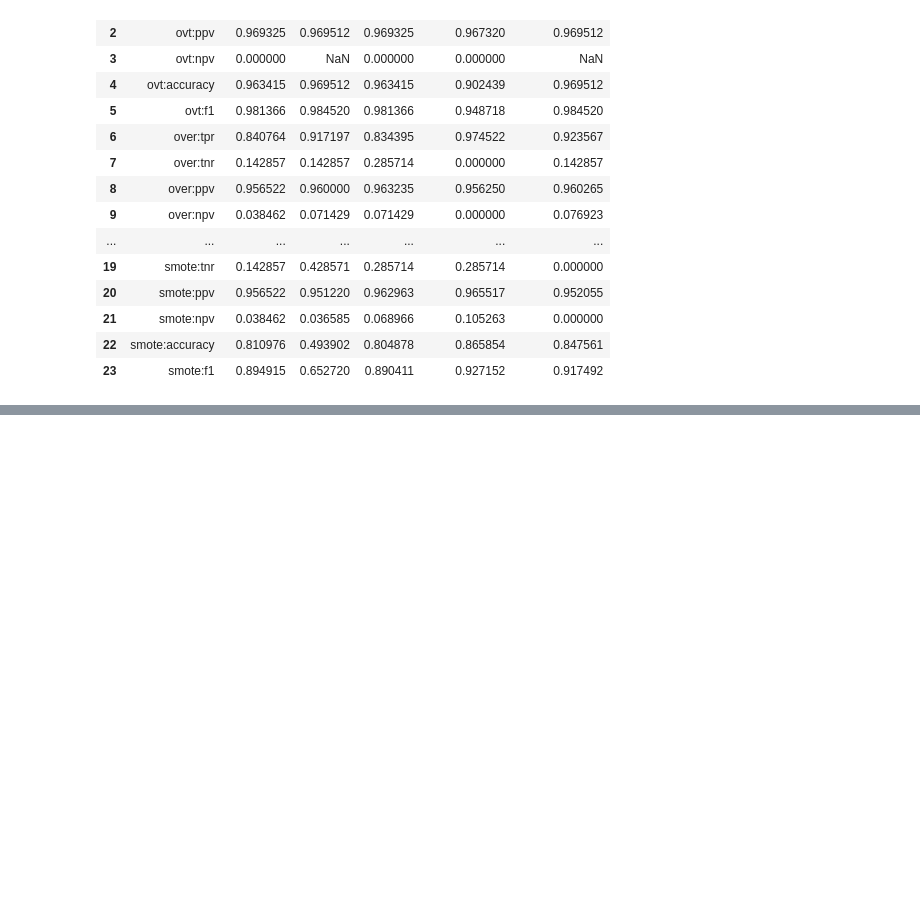
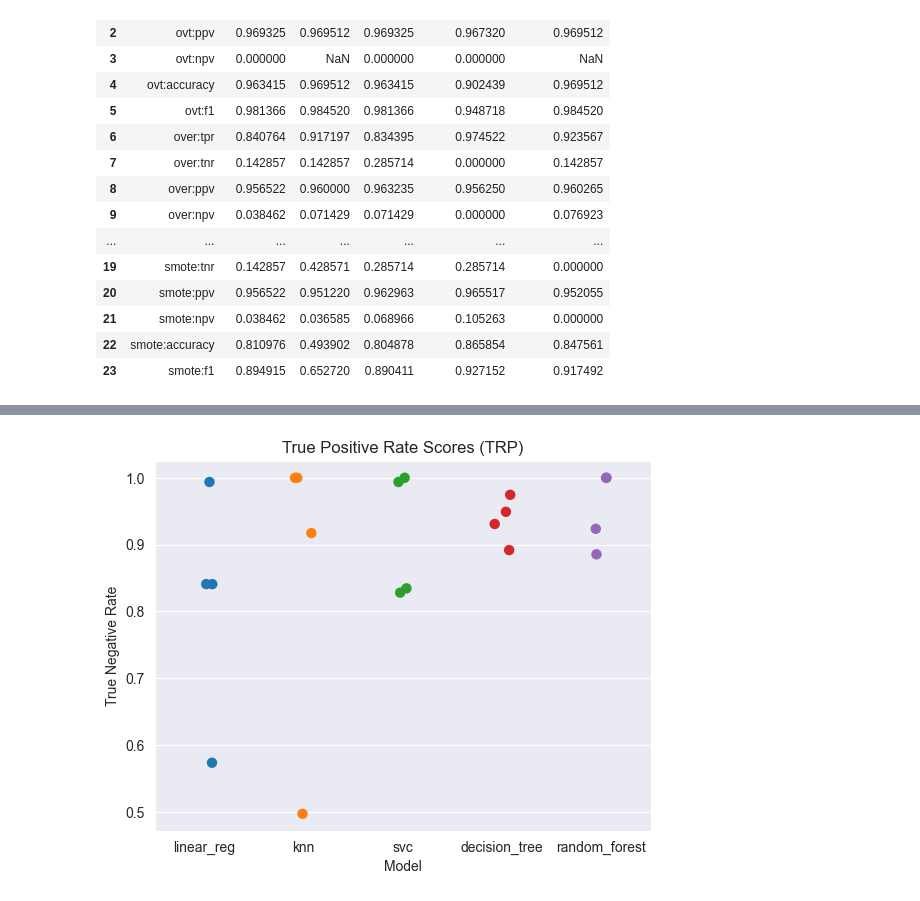
Before and after one commit to leena-kang/WHEL_Study, a Jupyter notebook: WHEL's Study Classification Model.ipynb, the cells around one changed output, grey strips where cells are left out. Cells and saved outputs as stored; diff of their text form; code cells hidden in the pictures; blank space fills up the shorter version.

```diff
--- a/WHEL's Study Classification Model.ipynb
+++ b/WHEL's Study Classification Model.ipynb
@@ -1349,0 +1383,8 @@ tpr
+# %%
+sns.stripplot(data = tpr, size=7.5)
+plt.ylabel('True Negative Rate')
+plt.xlabel('Model')
+plt.title('True Positive Rate Scores (TRP)')
+plt.show()
+# %% [output]
+[figure, added]
```
Also changed, not shown: parts of 7 cells of this notebook, 2 other files.
